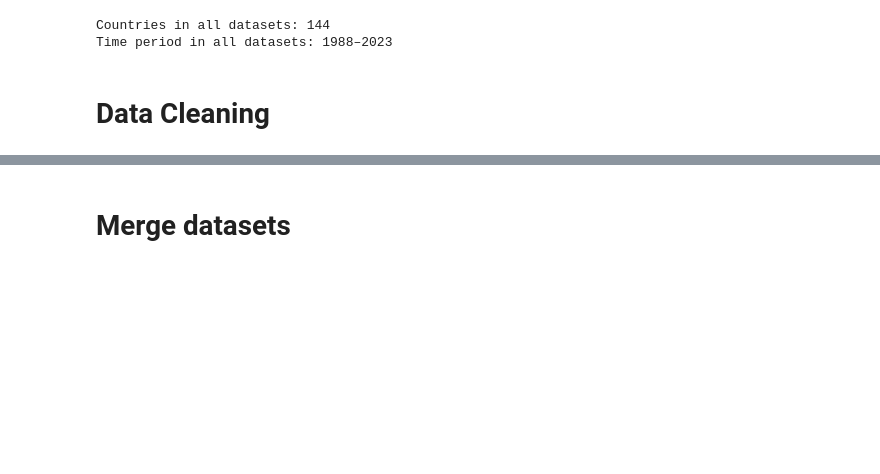
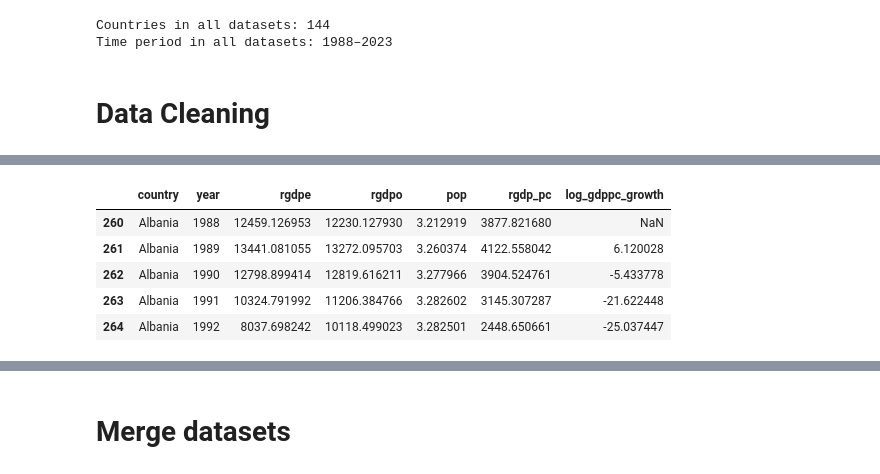
Before and after one commit to RadostTrak/trade-growth-panel-analysis, a Jupyter notebook: 01_data_cleaning.ipynb, the cells around one changed output, grey strips where cells are left out. Saved outputs shown, nothing was run; the diff lists cells and outputs as text; code cells hidden in the pictures; blank space fills up the shorter version.

```diff
--- a/01_data_cleaning.ipynb
+++ b/01_data_cleaning.ipynb
@@ -210,0 +286,9 @@ pwt['log_gdppc_growth'] = (np.log(pwt['rgdp_pc'])
+# %%
+pwt.head()
+# %% [output]
+|  | country | year | rgdpe | rgdpo | pop | rgdp_pc | log_gdppc_growth |
+| 260 | Albania | 1988 | 12459.126953 | 12230.127930 | 3.212919 | 3877.821680 | NaN |
+| 261 | Albania | 1989 | 13441.081055 | 13272.095703 | 3.260374 | 4122.558042 | 6.120028 |
+| 262 | Albania | 1990 | 12798.899414 | 12819.616211 | 3.277966 | 3904.524761 | -5.433778 |
+| 263 | Albania | 1991 | 10324.791992 | 11206.384766 | 3.282602 | 3145.307287 | -21.622448 |
+| 264 | Albania | 1992 | 8037.698242 | 10118.499023 | 3.282501 | 2448.650661 | -25.037447 |
```
Also changed, not shown: parts of 13 cells of this notebook.
